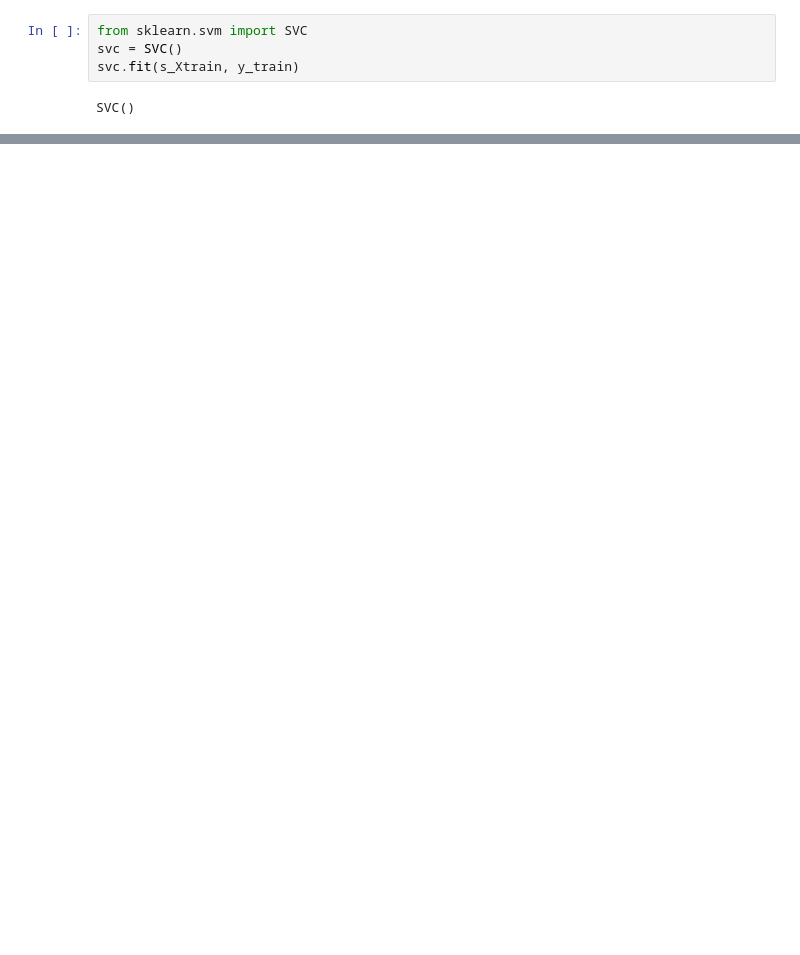
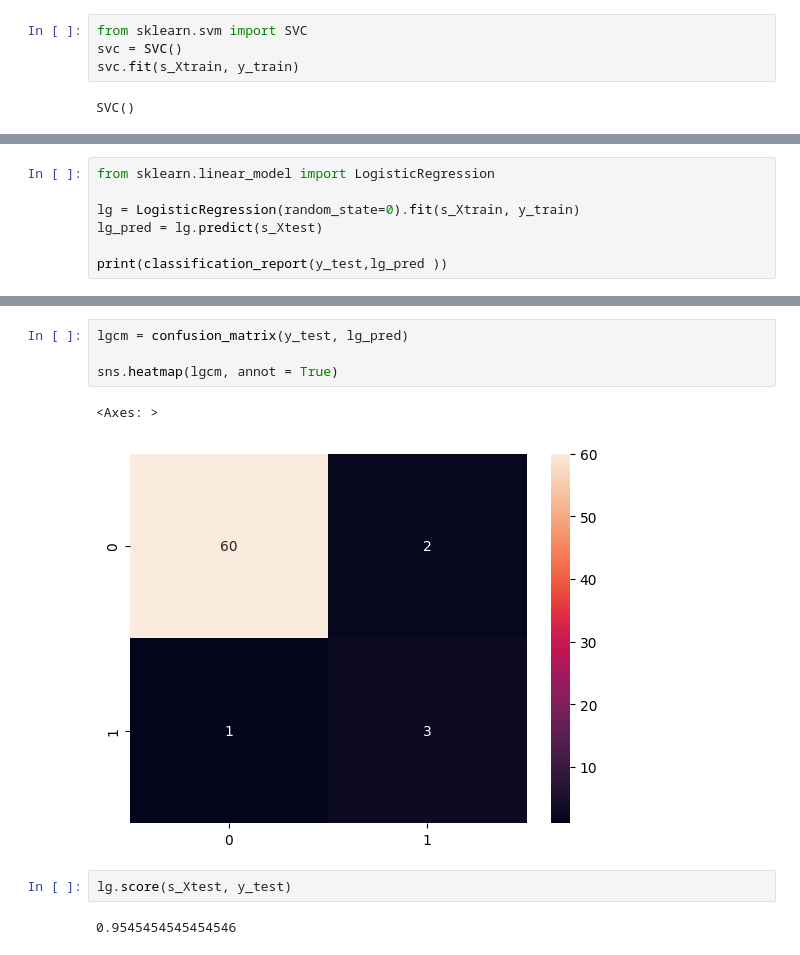
Before and after one commit to Danie110001001109192912/Drug_classification, a Jupyter notebook: Drogas.ipynb, the cells around one changed output, grey strips where cells are left out. Cells and saved outputs as stored; diff of their text form; blank space fills up the shorter version.

```diff
--- a/Drogas.ipynb
+++ b/Drogas.ipynb
@@ -362,0 +403,7 @@ weighted avg       0.95      0.94      0.94        66
+# %%
+from sklearn.linear_model import LogisticRegression
+
+lg = LogisticRegression(random_state=0).fit(s_Xtrain, y_train)
+lg_pred = lg.predict(s_Xtest)
+
+print(classification_report(y_test,lg_pred ))
@@ -362,0 +419,11 @@ weighted avg       0.95      0.94      0.94        66
+# %%
+lgcm = confusion_matrix(y_test, lg_pred)
+
+sns.heatmap(lgcm, annot = True)
+# %% [output]
+<Axes: >
+[figure, added]
+# %%
+lg.score(s_Xtest, y_test)
+# %% [output]
+0.9545454545454546
```
Also changed, not shown: parts of 16 cells of this notebook.
